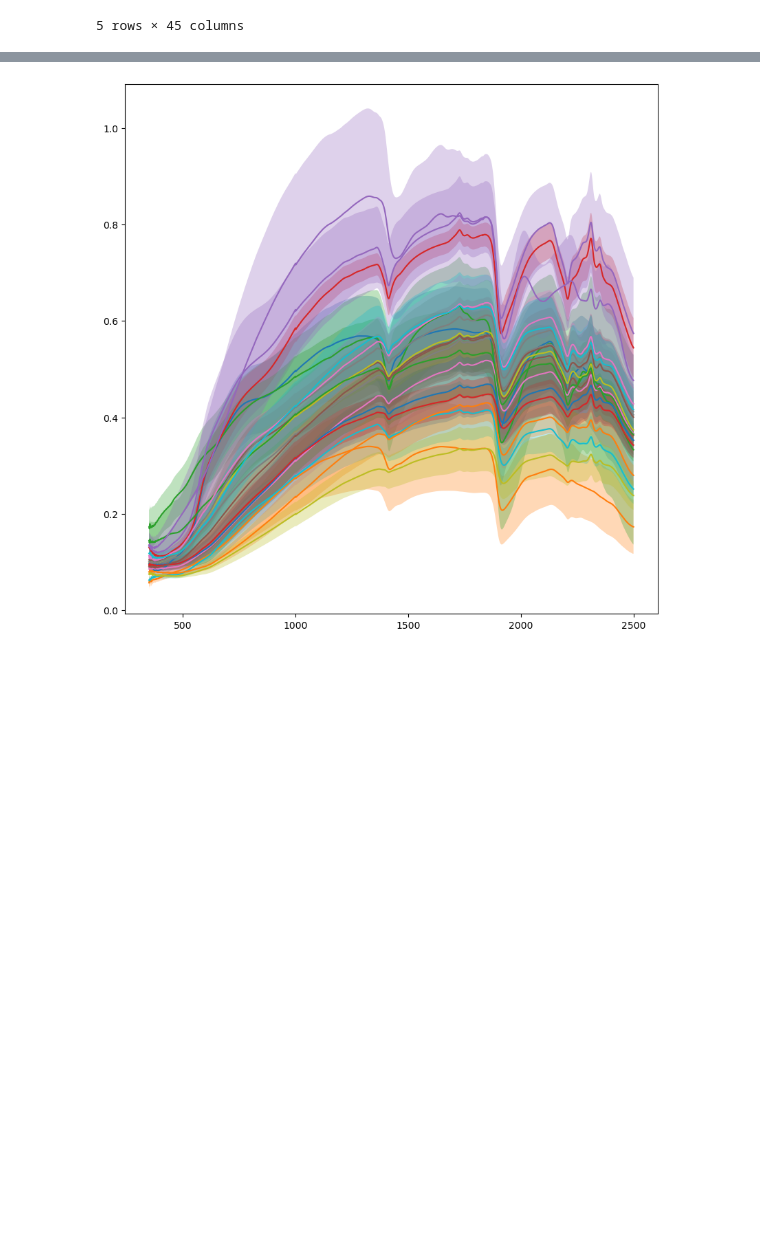
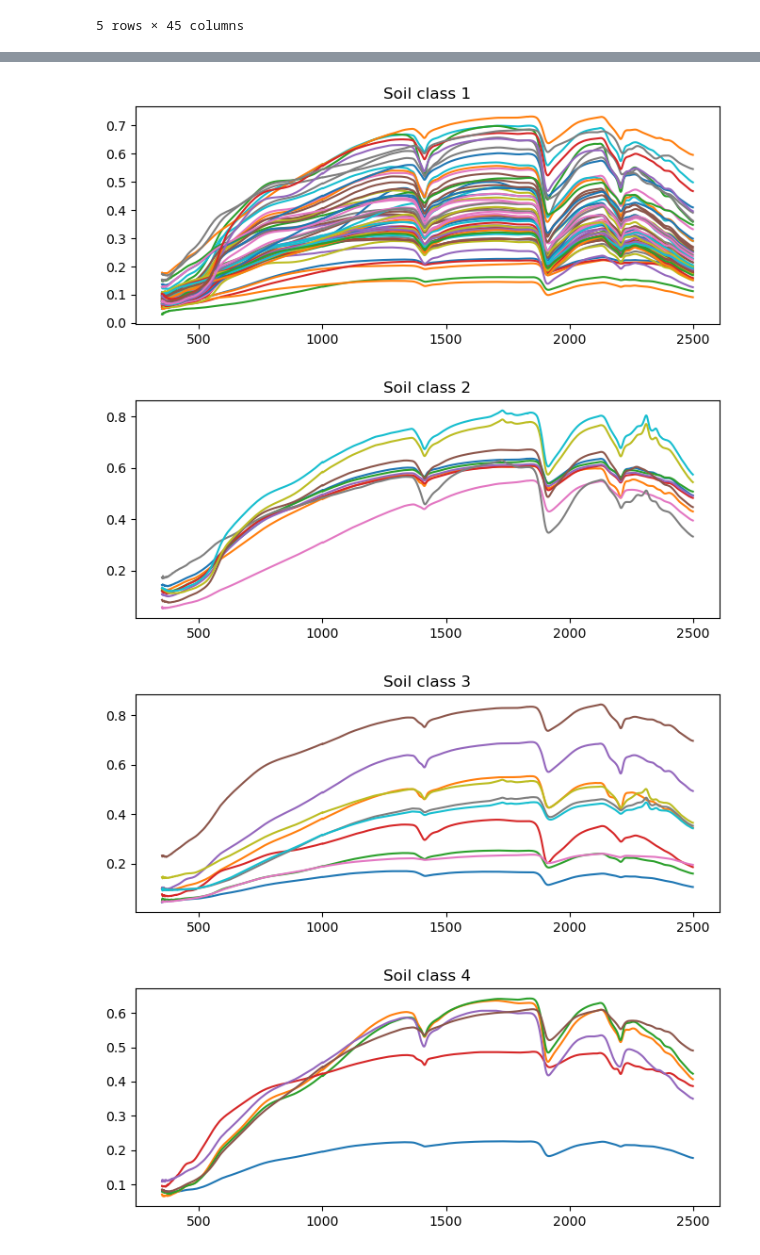
Before and after one commit to frontiersi/hyperspec-fc, a Jupyter notebook: field_spec/TERN_soil_spectra_all.ipynb, the cells around one changed output, grey strips where cells are left out. Drawn from its saved outputs; the diff is of its cells as text; code cells hidden in the pictures; blank space fills up the shorter version.

Commit message:
Updated exploration of soil specra

```diff
--- a/field_spec/TERN_soil_spectra_all.ipynb
+++ b/field_spec/TERN_soil_spectra_all.ipynb
@@ -65,4 +55,5 @@ Name: site_location_name, dtype: object
 # %%
-soil_files = glob.glob(f"{base_path}/soil_spectra/*/*/*/TERN*.CSV")
+# Downloaded soil files
+soil_files = glob.glob(f"{base_path}/soil_spectra/*/*/*/TERN*.csv")+glob.glob(f"{base_path}/soil_spectra/*/*/*/TERN*.CSV")
 len(soil_files)
 # %% [output]
@@ -69,0 +70,3 @@ len(soil_files)
+# %%
+map_file = f"{base_path}/Aus-Soil-Classification-Map/ASC_EV_C_P_AU_TRN_N.cog.tif"
+soil_map = rxr.open_rasterio(map_file)
@@ -69,0 +101,12 @@ len(soil_files)
+# %%
+import re
+from io import StringIO
+
+def read_spectra(f):
+    # Preprocess file
+    with open(f, 'r') as fh:
+        cleaned_lines = [re.sub(r'^"|"$', '', line.strip()) for line in fh]
+
+    # Join and read via StringIO
+    cleaned_data = '\n'.join(cleaned_lines)
+    return pd.read_csv(StringIO(cleaned_data), sep=r'\s+|\t+', engine='python')
@@ -70,19 +115,45 @@ len(soil_files)
+# %%
+grouped = matched.groupby('soil_value')['site_location_name'].apply(list)
 # %%
-plt.figure(figsize=(10, 10))
+df_soil_group = pd.DataFrame({'Wavelength':[], 'Soil':[], 'Reflectance':[]})
+soil_wavelengths = None
 
-for f in soil_files:
-    df = pd.read_csv(f, sep='\s+')
-    site_name = f.split('/')[-2]
-    # Melt the dataframe to have 'Wavelength' and 'Reflectance' in long format
-    df_melted = df.melt(id_vars=['Wavelength'], var_name='Sample', value_name='Reflectance')
-    mean = df_melted.groupby('Wavelength').Reflectance.mean()
-    std = df_melted.groupby('Wavelength').Reflectance.std()
+for soil_type in grouped.index:
+    plt.figure(figsize=(8, 3))
+    site_names = grouped.loc[soil_type]
 
-    plt.plot(mean.index, mean, label=site_name)
-    plt.fill_between(mean.index, mean - std, mean + std, alpha=0.3)
+    soil_group_stack = []
+    for f in soil_files:
+        site_name = f.split('/')[-2]
+        if not site_name in site_names: continue
 
-#plt.legend(loc='right')
-    # Create the plot
-    #px.line(df_melted, x='Wavelength', y='Reflectance', color='Sample', title=f'{site_name}')
+        df = read_spectra(f)
+        # Melt the dataframe to have 'Wavelength' and 'Reflectance' in long format
+        df_melted = df.melt(id_vars=['Wavelength'], var_name='Sample', value_name='Reflectance')
+        mean = df_melted.groupby('Wavelength').Reflectance.mean()
+        std = df_melted.groupby('Wavelength').Reflectance.std()
+        plt.plot(mean.index, mean, label=site_name)
+        #plt.fill_between(mean.index, mean - std, mean + std, alpha=0.3)
+
+        # stack reflectance columns
+        v_columns = [col for col in df.columns if not col.startswith('W')]
+        if soil_wavelengths is None:
+            soil_wavelengths = df['Wavelength'].values
+            for col in v_columns: soil_group_stack.append(df[col])
+        else:
+            for col in v_columns: soil_group_stack.append(np.interp(soil_wavelengths, df['Wavelength'], df[col]))
+    plt.title(f'Soil class {soil_type}')
+    soil_group_stack = np.array(soil_group_stack)
+    soil_group_mean = np.mean(soil_group_stack, axis=0)
+    # Create a new DataFrame and append
+    new_data = pd.DataFrame({
+        'Wavelength': soil_wavelengths,
+        'Soil': [f'Soil class {soil_type}']*len(soil_wavelengths),
+        'Reflectance': soil_group_mean
+    })
+    df_soil_group = pd.concat([df_soil_group, new_data], ignore_index=True)
 # %% [output]
-[figure, old version]
+[figure, new version]
+[figure, added]
+[figure, added]
+[figure, added]
```
Also changed, not shown: parts of 37 cells of this notebook, 1 other file.
